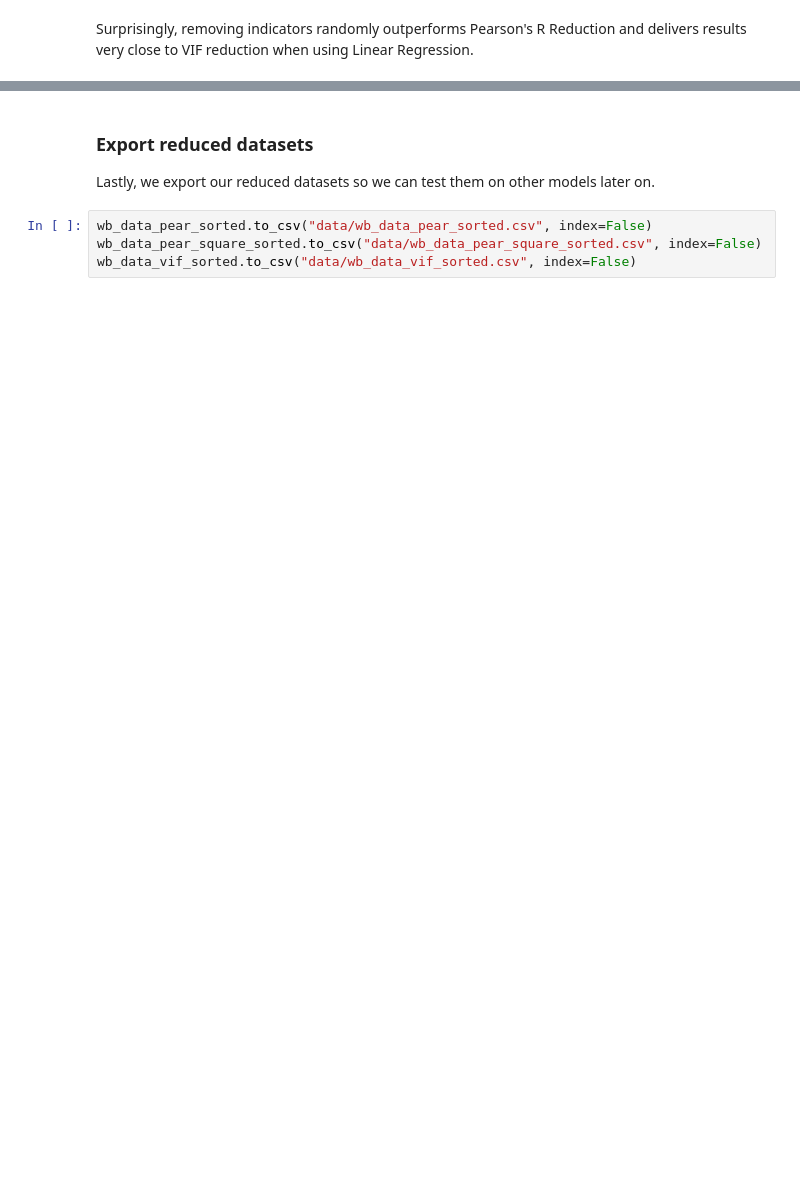
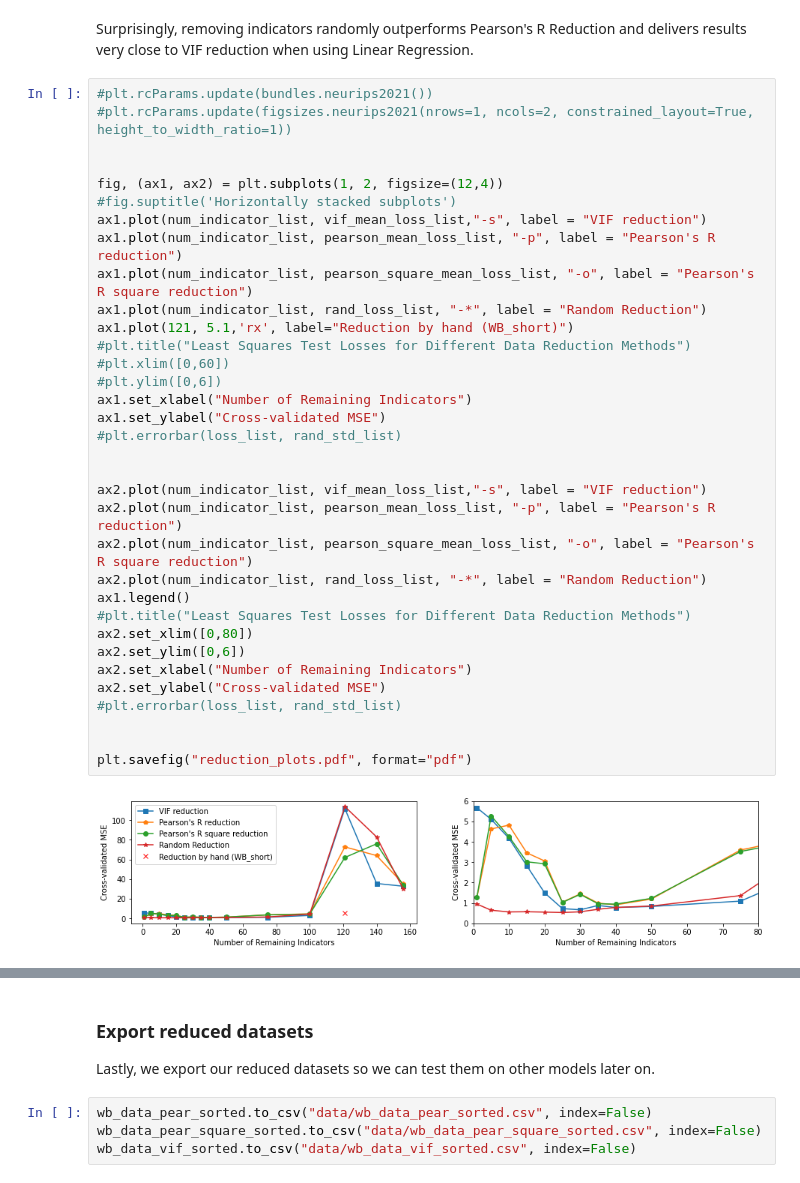
Before and after one commit to c-eberle/Data-Literacy-project, a Jupyter notebook: 03_regression_analysis_part2.ipynb, the cells around one changed output, grey strips where cells are left out. Saved outputs shown, nothing was run; the diff lists cells and outputs as text; blank space fills up the shorter version.

```diff
--- a/03_regression_analysis_part2.ipynb
+++ b/03_regression_analysis_part2.ipynb
@@ -185,3 +180,39 @@ Avg. Total Coef. Size 6838.109154999998
 # %% [markdown]
 Surprisingly, removing indicators randomly outperforms Pearson's R Reduction and delivers results very close to VIF reduction when using Linear Regression.
+# %%
+#plt.rcParams.update(bundles.neurips2021())
+#plt.rcParams.update(figsizes.neurips2021(nrows=1, ncols=2, constrained_layout=True, height_to_width_ratio=1))
+
+
+fig, (ax1, ax2) = plt.subplots(1, 2, figsize=(12,4))
+#fig.suptitle('Horizontally stacked subplots')
+ax1.plot(num_indicator_list, vif_mean_loss_list,"-s", label = "VIF reduction")
+ax1.plot(num_indicator_list, pearson_mean_loss_list, "-p", label = "Pearson's R reduction")
+ax1.plot(num_indicator_list, pearson_square_mean_loss_list, "-o", label = "Pearson's R square reduction")
+ax1.plot(num_indicator_list, rand_loss_list, "-*", label = "Random Reduction")
+ax1.plot(121, 5.1,'rx', label="Reduction by hand (WB_short)")
+#plt.title("Least Squares Test Losses for Different Data Reduction Methods")
+#plt.xlim([0,60])
+#plt.ylim([0,6])
+ax1.set_xlabel("Number of Remaining Indicators")
+ax1.set_ylabel("Cross-validated MSE")
+#plt.errorbar(loss_list, rand_std_list)
+
+
+ax2.plot(num_indicator_list, vif_mean_loss_list,"-s", label = "VIF reduction")
+ax2.plot(num_indicator_list, pearson_mean_loss_list, "-p", label = "Pearson's R reduction")
+ax2.plot(num_indicator_list, pearson_square_mean_loss_list, "-o", label = "Pearson's R square reduction")
+ax2.plot(num_indicator_list, rand_loss_list, "-*", label = "Random Reduction")
+ax1.legend()
+#plt.title("Least Squares Test Losses for Different Data Reduction Methods")
+ax2.set_xlim([0,80])
+ax2.set_ylim([0,6])
+ax2.set_xlabel("Number of Remaining Indicators")
+ax2.set_ylabel("Cross-validated MSE")
+#plt.errorbar(loss_list, rand_std_list)
+
+
+plt.savefig("reduction_plots.pdf", format="pdf")
+# %% [output]
+[figure, added]
 # %%
```
Also changed, not shown: parts of 7 cells of this notebook, 3 other files.
